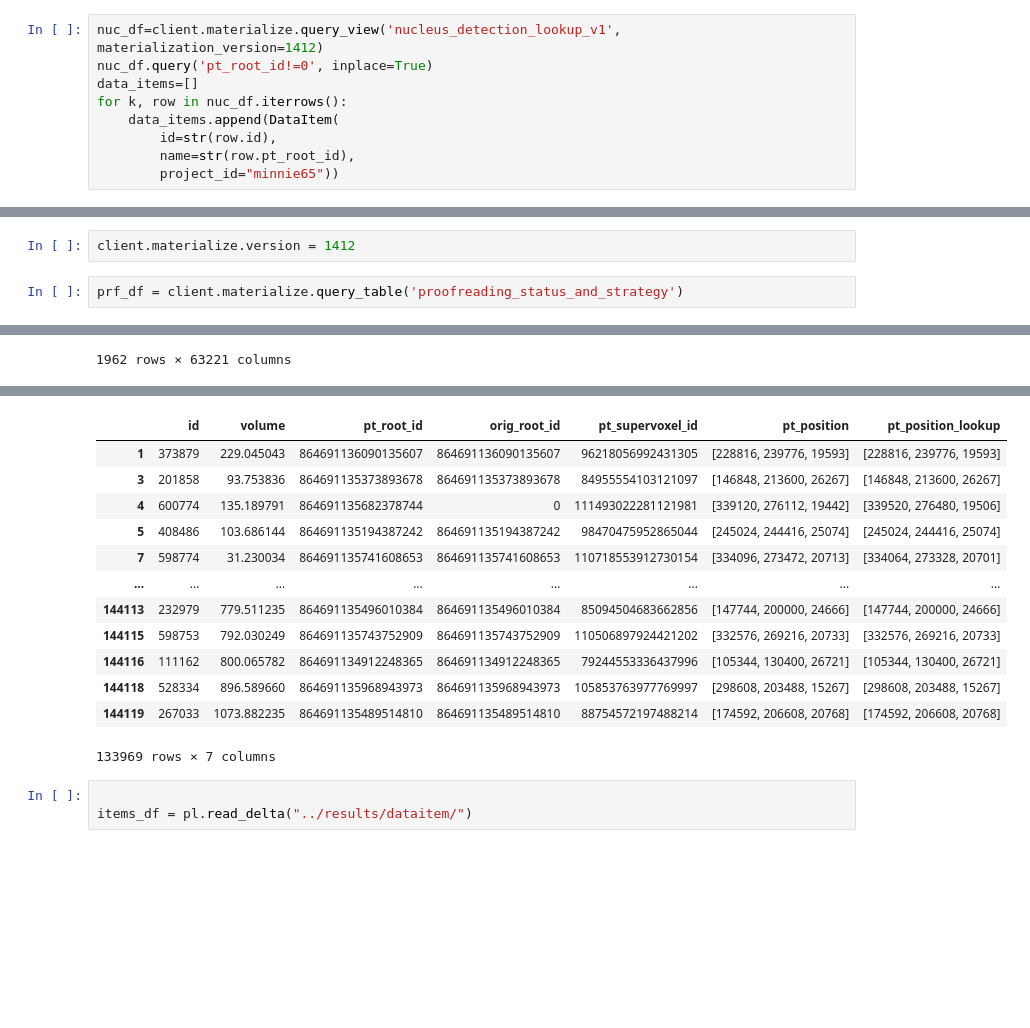
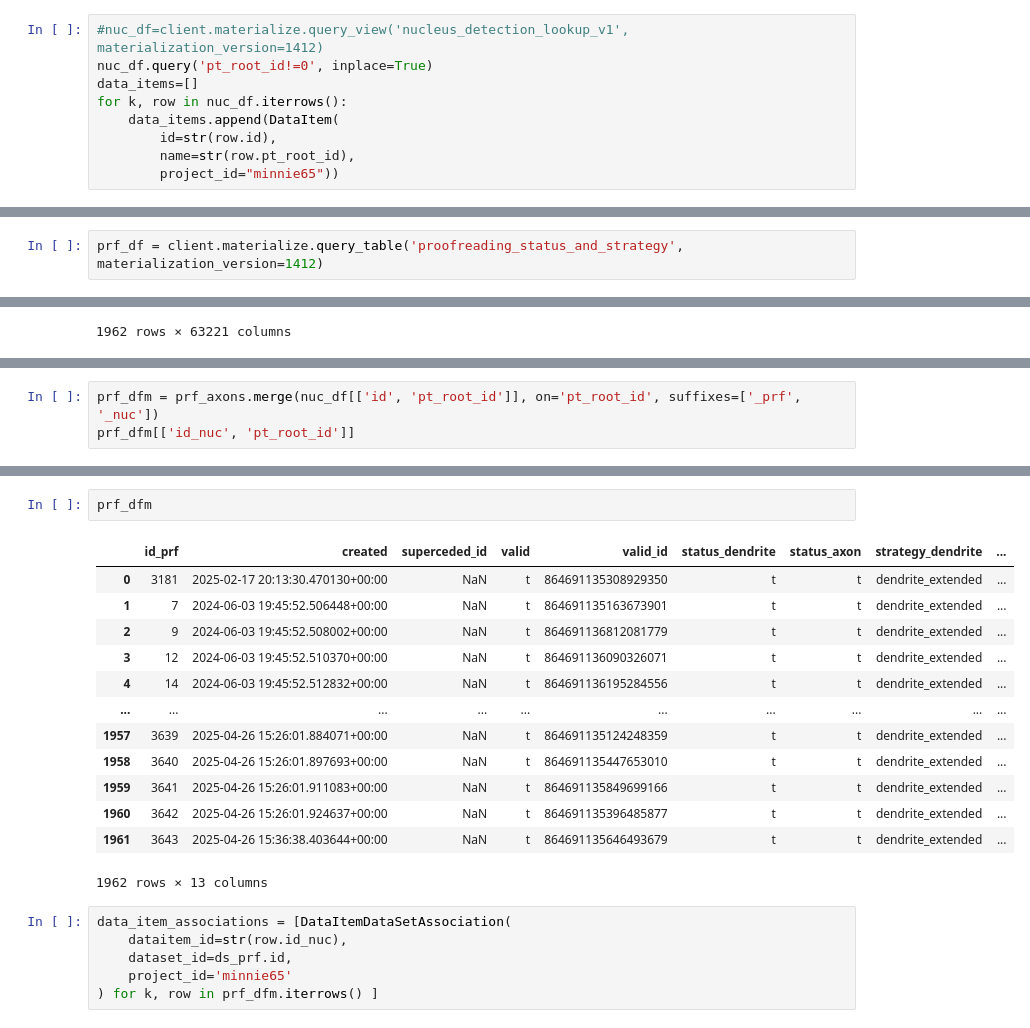
Before and after one commit to AllenInstitute/ConnectsCommonConnectivity, a Jupyter notebook: code/parse_minnie_clustering.ipynb, the cells around one changed output, grey strips where cells are left out. Saved outputs shown, nothing was run; the diff lists cells and outputs as text; blank space fills up the shorter version.

Commit message:
added new dataset, used smaller input data.

```diff
--- a/code/parse_minnie_clustering.ipynb
+++ b/code/parse_minnie_clustering.ipynb
@@ -43,5 +43,5 @@ write_deltalake(PATH, table, mode="append", partition_by=["project_id"])
 # %%
-nuc_df=client.materialize.query_view('nucleus_detection_lookup_v1', materialization_version=1412)
+#nuc_df=client.materialize.query_view('nucleus_detection_lookup_v1', materialization_version=1412)
 nuc_df.query('pt_root_id!=0', inplace=True)
 data_items=[]
 for k, row in nuc_df.iterrows():
@@ -334,7 +326,5 @@ conn_df.query('pre_nuc_id!=-1 and post_nuc_id!=-1', inplace=True)
-# %%
-client.materialize.version = 1412
 # %%
-prf_df = client.materialize.query_table('proofreading_status_and_strategy')
+prf_df = client.materialize.query_table('proofreading_status_and_strategy', materialization_version=1412)
 # %%
 prf_axons= prf_df.query('status_axon=="t"')
 # filter the conn_df so that it only has connections from proofread axons
@@ -414,0 +406,3 @@ syn_conn_matrix
+# %%
+prf_dfm = prf_axons.merge(nuc_df[['id', 'pt_root_id']], on='pt_root_id', suffixes=['_prf', '_nuc'])
+prf_dfm[['id_nuc', 'pt_root_id']]
@@ -415,18 +423,22 @@ syn_conn_matrix
+# %%
+prf_dfm
+# %% [output]
+|  | id_prf | created | superceded_id | valid | valid_id | status_dendrite | status_axon | strategy_dendrite | ... |
+| 0 | 3181 | 2025-02-17 20:13:30.470130+00:00 | NaN | t | 864691135308929350 | t | t | dendrite_extended | ... |
+| 1 | 7 | 2024-06-03 19:45:52.506448+00:00 | NaN | t | 864691135163673901 | t | t | dendrite_extended | ... |
+| 2 | 9 | 2024-06-03 19:45:52.508002+00:00 | NaN | t | 864691136812081779 | t | t | dendrite_extended | ... |
+| 3 | 12 | 2024-06-03 19:45:52.510370+00:00 | NaN | t | 864691136090326071 | t | t | dendrite_extended | ... |
+| 4 | 14 | 2024-06-03 19:45:52.512832+00:00 | NaN | t | 864691136195284556 | t | t | dendrite_extended | ... |
+| ... | ... | ... | ... | ... | ... | ... | ... | ... | ... |
+| 1957 | 3639 | 2025-04-26 15:26:01.884071+00:00 | NaN | t | 864691135124248359 | t | t | dendrite_extended | ... |
+| 1958 | 3640 | 2025-04-26 15:26:01.897693+00:00 | NaN | t | 864691135447653010 | t | t | dendrite_extended | ... |
+| 1959 | 3641 | 2025-04-26 15:26:01.911083+00:00 | NaN | t | 864691135849699166 | t | t | dendrite_extended | ... |
+| 1960 | 3642 | 2025-04-26 15:26:01.924637+00:00 | NaN | t | 864691135396485877 | t | t | dendrite_extended | ... |
+| 1961 | 3643 | 2025-04-26 15:36:38.403644+00:00 | NaN | t | 864691135646493679 | t | t | dendrite_extended | ... |
+1962 rows × 13 columns
 # %%
+data_item_associations = [DataItemDataSetAssociation(
+    dataitem_id=str(row.id_nuc),
+    dataset_id=ds_prf.id,
+    project_id='minnie65'
+) for k, row in prf_dfm.iterrows() ]
-# %% [output]
-|  | id | volume | pt_root_id | orig_root_id | pt_supervoxel_id | pt_position | pt_position_lookup |
-| 1 | 373879 | 229.045043 | 864691136090135607 | 864691136090135607 | 96218056992431305 | [228816, 239776, 19593] | [228816, 239776, 19593] |
-| 3 | 201858 | 93.753836 | 864691135373893678 | 864691135373893678 | 84955554103121097 | [146848, 213600, 26267] | [146848, 213600, 26267] |
-| 4 | 600774 | 135.189791 | 864691135682378744 | 0 | 111493022281121981 | [339120, 276112, 19442] | [339520, 276480, 19506] |
-| 5 | 408486 | 103.686144 | 864691135194387242 | 864691135194387242 | 98470475952865044 | [245024, 244416, 25074] | [245024, 244416, 25074] |
-| 7 | 598774 | 31.230034 | 864691135741608653 | 864691135741608653 | 110718553912730154 | [334096, 273472, 20713] | [334064, 273328, 20701] |
-| ... | ... | ... | ... | ... | ... | ... | ... |
-| 144113 | 232979 | 779.511235 | 864691135496010384 | 864691135496010384 | 85094504683662856 | [147744, 200000, 24666] | [147744, 200000, 24666] |
-| 144115 | 598753 | 792.030249 | 864691135743752909 | 864691135743752909 | 110506897924421202 | [332576, 269216, 20733] | [332576, 269216, 20733] |
-| 144116 | 111162 | 800.065782 | 864691134912248365 | 864691134912248365 | 79244553336437996 | [105344, 130400, 26721] | [105344, 130400, 26721] |
-| 144118 | 528334 | 896.589660 | 864691135968943973 | 864691135968943973 | 105853763977769997 | [298608, 203488, 15267] | [298608, 203488, 15267] |
-| 144119 | 267033 | 1073.882235 | 864691135489514810 | 864691135489514810 | 88754572197488214 | [174592, 206608, 20768] | [174592, 206608, 20768] |
-133969 rows × 7 columns
-# %%
-
-items_df = pl.read_delta("../results/dataitem/")
```
Also changed, not shown: parts of 18 cells of this notebook, 2 other files.
